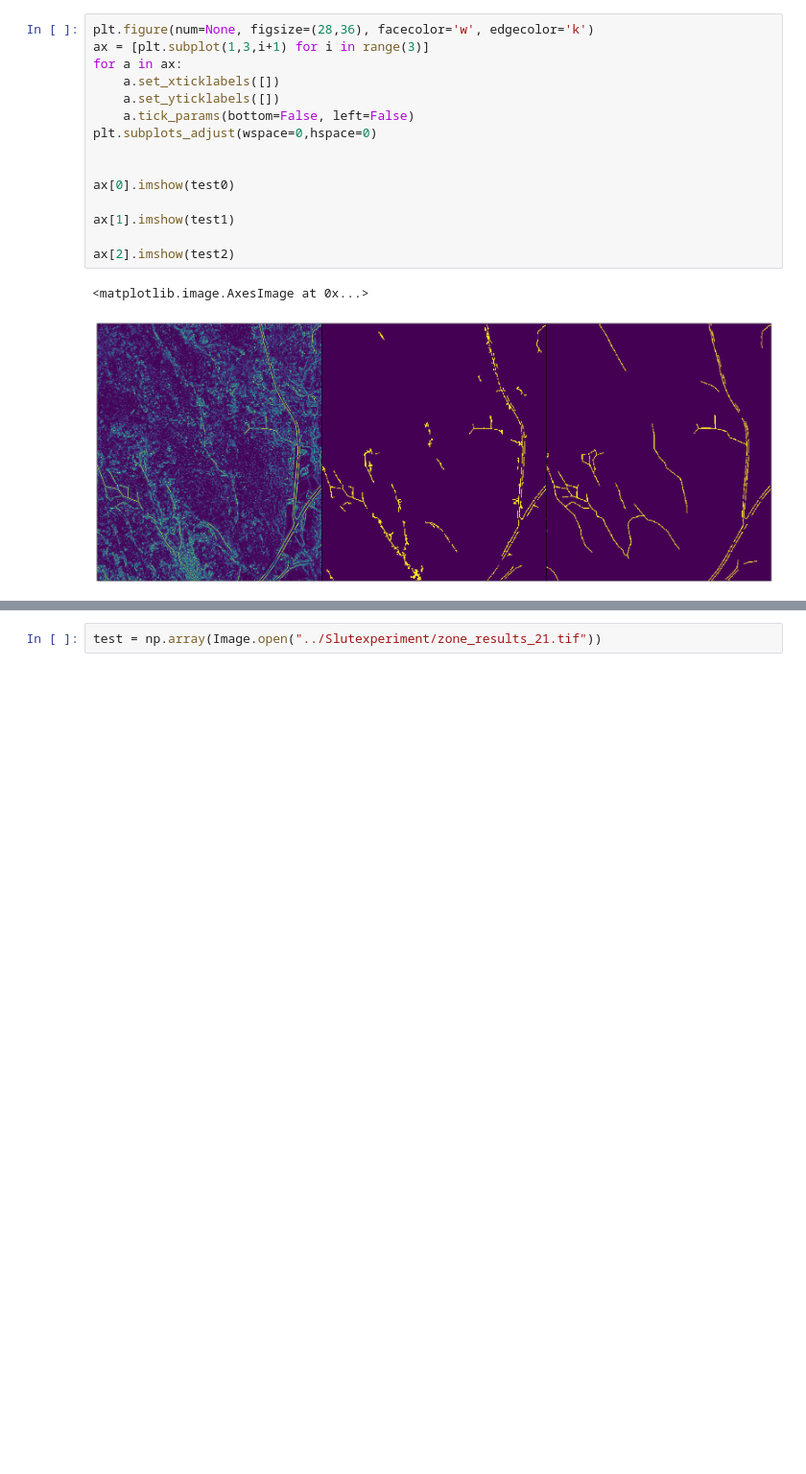
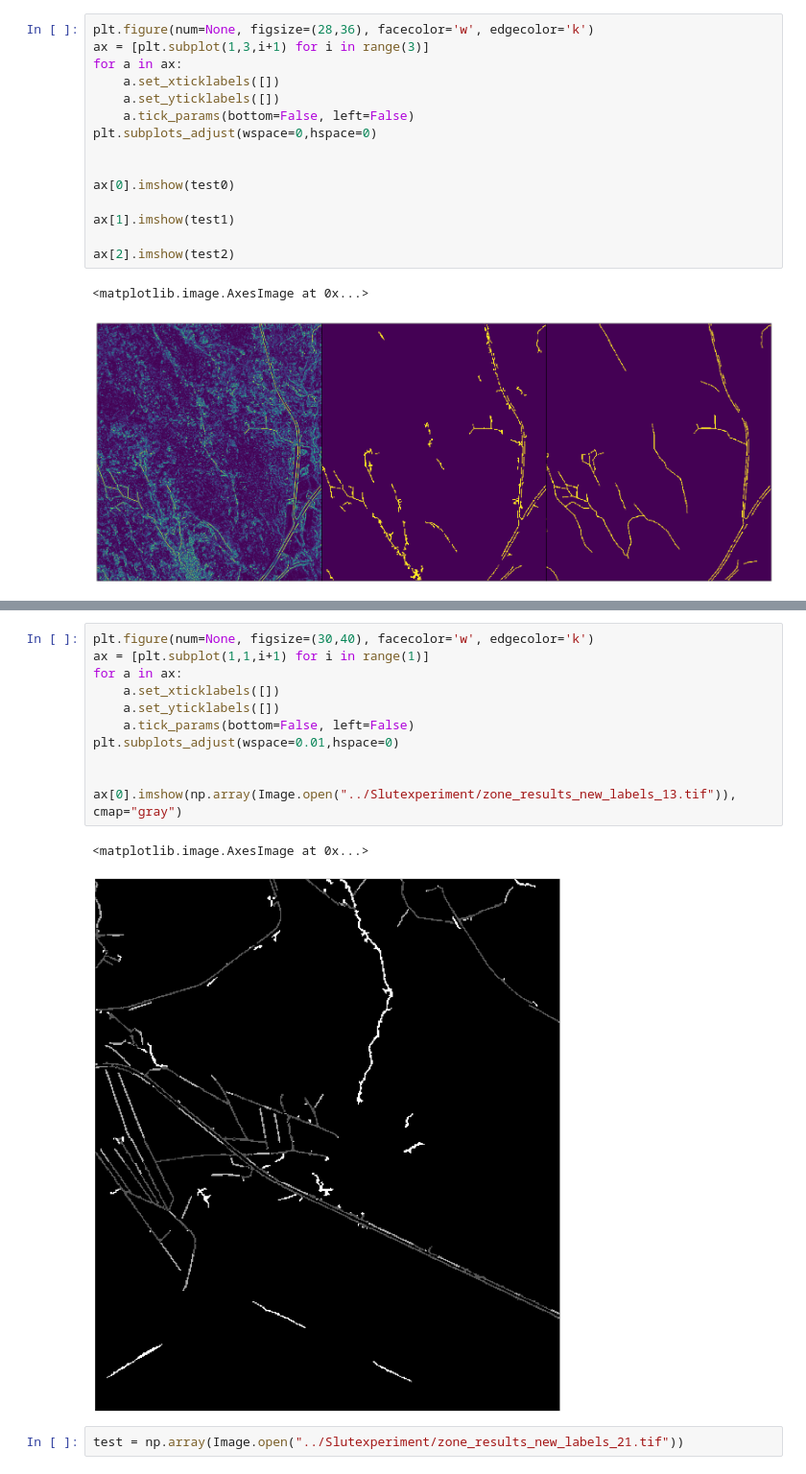
Before and after one commit to jonatan-flyckt/bachelors-thesis-playground, a Jupyter notebook: generate_tiff_from_predictions.ipynb, the cells around one changed output, grey strips where cells are left out. Shown at 96% size. Saved outputs shown, nothing was run; the diff lists cells and outputs as text; blank space fills up the shorter version.

```diff
--- a/generate_tiff_from_predictions.ipynb
+++ b/generate_tiff_from_predictions.ipynb
@@ -76,3 +73,17 @@ ax[0].imshow(np.array(Image.open("../Slutexperiment/zone_results_21.tif")))
+# %%
+plt.figure(num=None, figsize=(30,40), facecolor='w', edgecolor='k')
+ax = [plt.subplot(1,1,i+1) for i in range(1)]
+for a in ax:
+    a.set_xticklabels([])
+    a.set_yticklabels([])
+    a.tick_params(bottom=False, left=False)
+plt.subplots_adjust(wspace=0.01,hspace=0)
+
+
+ax[0].imshow(np.array(Image.open("../Slutexperiment/zone_results_new_labels_13.tif")), cmap="gray")
+# %% [output]
+<matplotlib.image.AxesImage at 0x...>
+[figure, added]
 # %%
-test = np.array(Image.open("../Slutexperiment/zone_results_21.tif"))
+test = np.array(Image.open("../Slutexperiment/zone_results_new_labels_21.tif"))
 # %%
```
Also changed, not shown: parts of 3 cells of this notebook.
